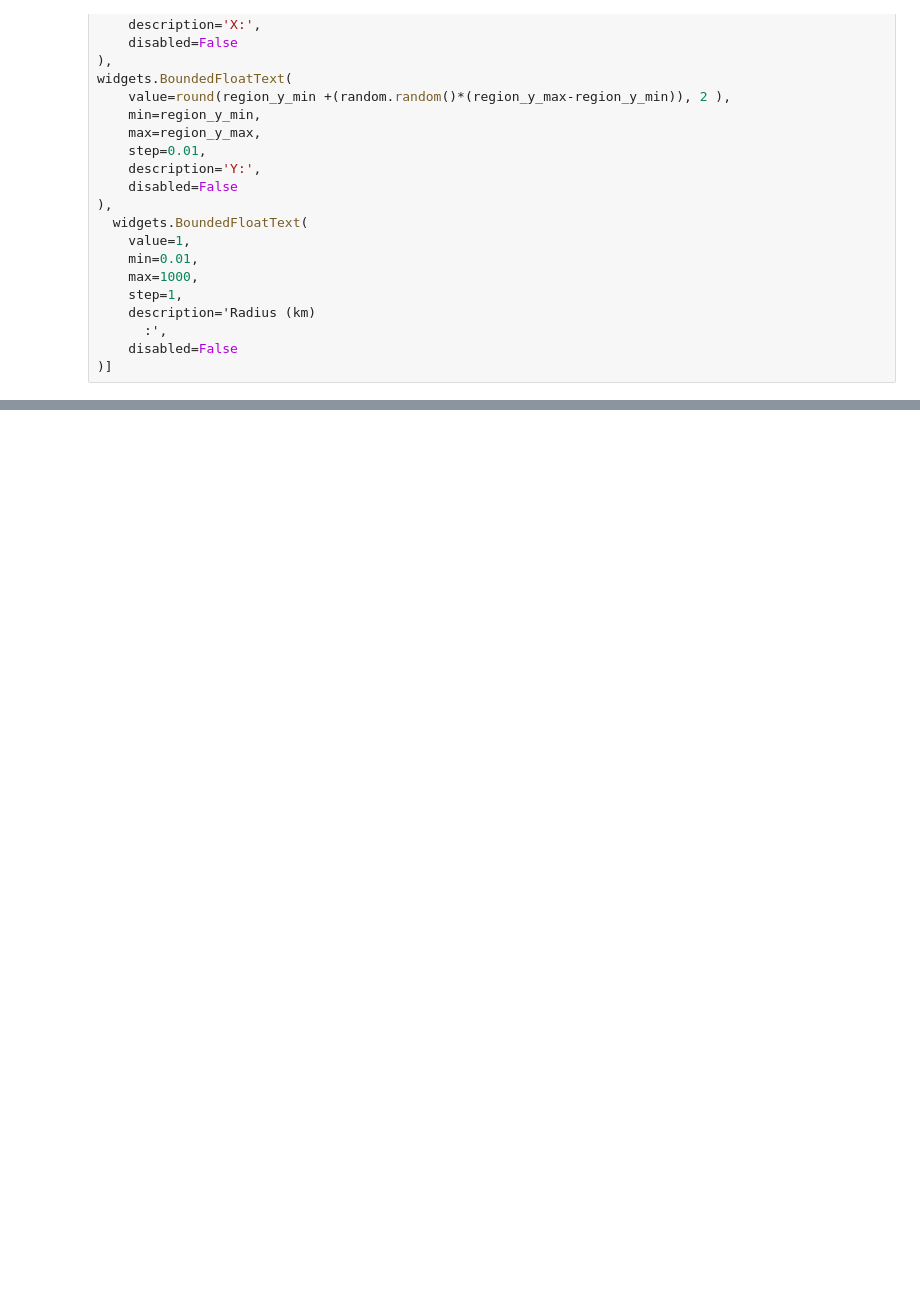
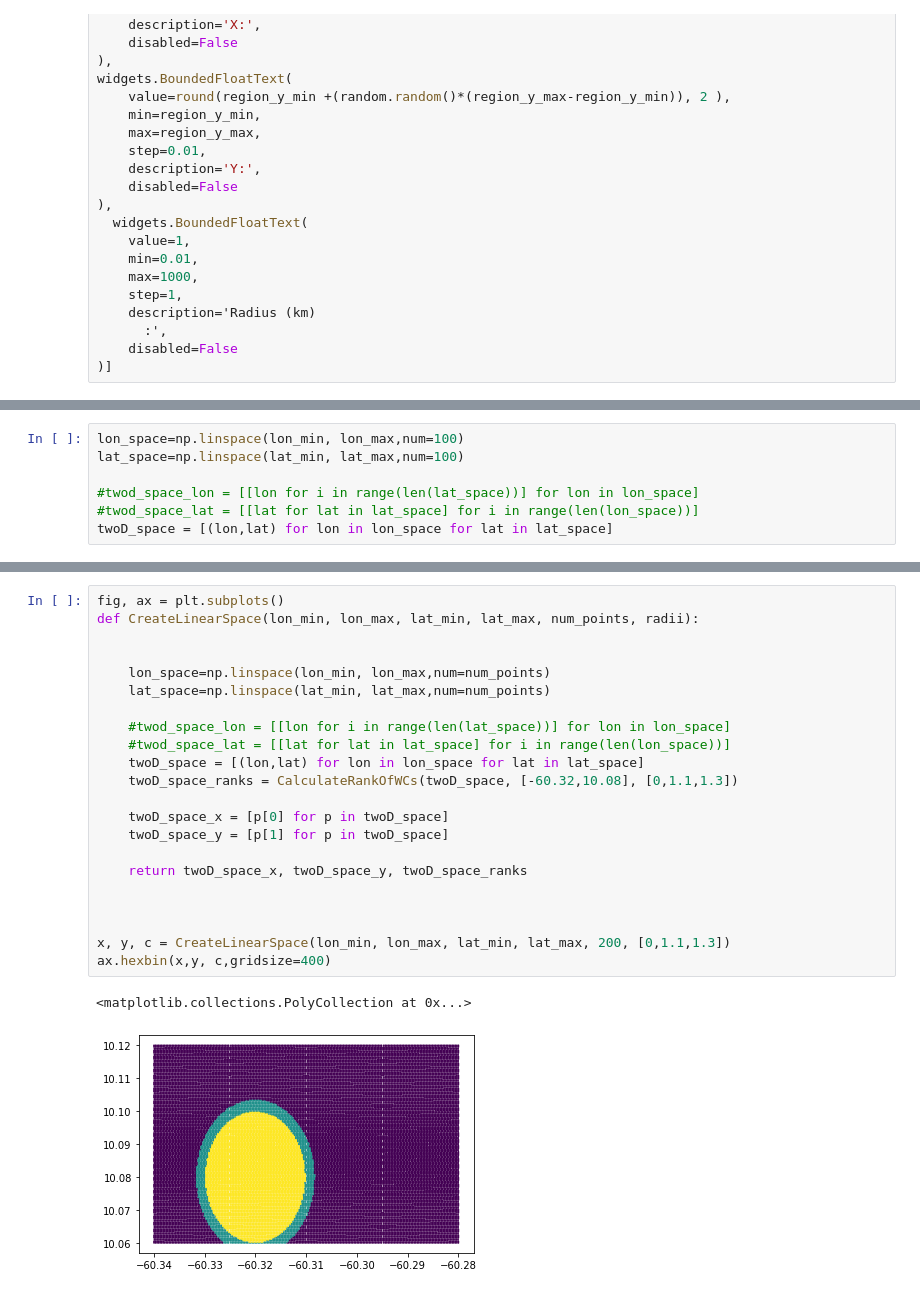
Before and after one commit to pri-bala/GeospatialPoC, a Jupyter notebook: v1-PlatformPositioning.ipynb, the cells around one changed output, grey strips where cells are left out. Cells and saved outputs as stored; diff of their text form; blank space fills up the shorter version.

```diff
--- a/v1-PlatformPositioning.ipynb
+++ b/v1-PlatformPositioning.ipynb
@@ -342,0 +347,7 @@ output
+# %%
+lon_space=np.linspace(lon_min, lon_max,num=100)
+lat_space=np.linspace(lat_min, lat_max,num=100)
+
+#twod_space_lon = [[lon for i in range(len(lat_space))] for lon in lon_space]
+#twod_space_lat = [[lat for lat in lat_space] for i in range(len(lon_space))]
+twoD_space = [(lon,lat) for lon in lon_space for lat in lat_space]
@@ -342,0 +357,25 @@ output
+# %%
+fig, ax = plt.subplots()
+def CreateLinearSpace(lon_min, lon_max, lat_min, lat_max, num_points, radii):
+
+
+    lon_space=np.linspace(lon_min, lon_max,num=num_points)
+    lat_space=np.linspace(lat_min, lat_max,num=num_points)
+
+    #twod_space_lon = [[lon for i in range(len(lat_space))] for lon in lon_space]
+    #twod_space_lat = [[lat for lat in lat_space] for i in range(len(lon_space))]
+    twoD_space = [(lon,lat) for lon in lon_space for lat in lat_space]
+    twoD_space_ranks = CalculateRankOfWCs(twoD_space, [-60.32,10.08], [0,1.1,1.3])
+
+    twoD_space_x = [p[0] for p in twoD_space]
+    twoD_space_y = [p[1] for p in twoD_space]
+
+    return twoD_space_x, twoD_space_y, twoD_space_ranks
+
+
+
+x, y, c = CreateLinearSpace(lon_min, lon_max, lat_min, lat_max, 200, [0,1.1,1.3])
+ax.hexbin(x,y, c,gridsize=400)
+# %% [output]
+<matplotlib.collections.PolyCollection at 0x...>
+[figure, added]
```
Also changed, not shown: parts of 8 cells of this notebook.
